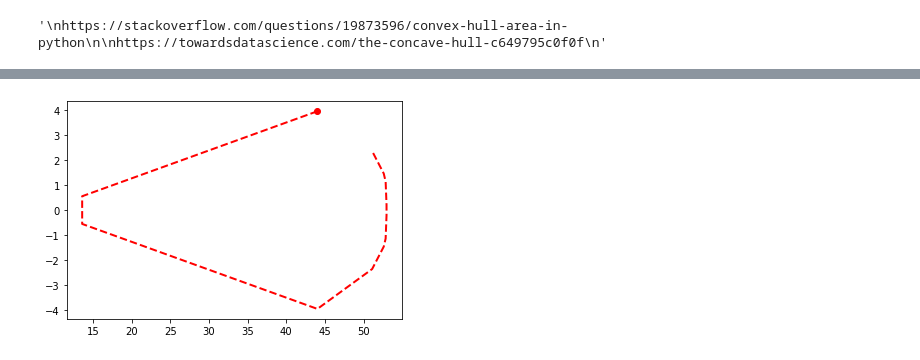
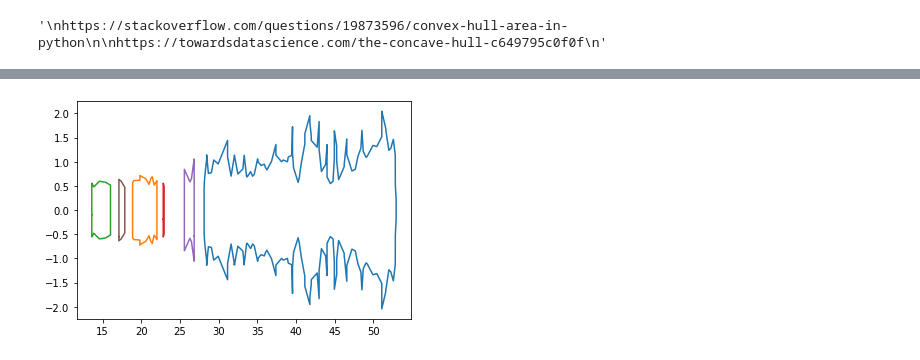
Before and after one commit to nafiul-nipu/Contrails-Python, a Jupyter notebook: contrails shape calc/contrails_shape_calc.ipynb, the cells around one changed output, grey strips where cells are left out. Saved outputs shown, nothing was run; the diff lists cells and outputs as text; code cells hidden in the pictures.

Commit message:
multipolygon area calculated

```diff
--- a/contrails shape calc/contrails_shape_calc.ipynb
+++ b/contrails shape calc/contrails_shape_calc.ipynb
@@ -228,7 +231,7 @@ maxL = []
 index = []
 for i in range(len(orderedBoundaries)):
 #     print(len(orderedBoundaries[i]))
-    if len(orderedBoundaries[i]) > 6:
+    if len(orderedBoundaries[i]) > 10:
         maxL.append(len(orderedBoundaries[i]))
         index.append(i)
 
@@ -257,0 +269,5 @@ for i in index:
+# %%
+polygon = Polygon(bound)
+# %%
+x,y = polygon.exterior.xy
+plt.plot(x,y)
@@ -290,7 +298,7 @@ for folder in folders:
     onlyfiles = [f for f in listdir("data/input/{}".format(folder)) ]
     for file in onlyfiles:
         df = pd.read_csv('data/input/{}/{}'.format(folder,file))
-
+        print(file)
         x = df['Points:0'].to_numpy()
         y = df['Points:1'].to_numpy()
 
@@ -299,38 +307,47 @@ for folder in folders:
         points = np.vstack([x[inside], y[inside]]).T
         # print(points)
 
+        # Computing the alpha shape
+        edges = alpha_shape(points, alpha=0.4, only_outer=True)
 
-        print(file)
-        hull = ConvexHull(points)
-        print(hull.area)
-        plt.plot(points[hull.vertices,0], points[hull.vertices,1], 'r--', lw=2)
-        plt.plot(points[hull.vertices[0],0], points[hull.vertices[0],1], 'ro')
+        orderedBoundaries = stitch_boundaries(edges)
+
+        maxL = []
+        index = []
+        for i in range(len(orderedBoundaries)):
+        #     print(len(orderedBoundaries[i]))
+            if len(orderedBoundaries[i]) > 10:
+                maxL.append(len(orderedBoundaries[i]))
+                index.append(i)
+
+#         print(index, maxL)
+
+        X = []
+        Y = []
+        count = 0
+        shapeData = []
+        # print(orderedBoundaries)
+
+
+        for i in index:
+            bound = []
+            count = 0
+            for j in orderedBoundaries[i]:
+                if count == 0:
+                    bound.append((points[j[0]][0], points[j[0]][1]))
+                    bound.append((points[j[1]][0], points[j[1]][1]))
+                    count = count + 1
+                else:
+                    bound.append((points[j[1]][0], points[j[1]][1]))
+
+            shapeData.append(Polygon(bound))
+
+        polygon = MultiPolygon(shapeData)
+        for geom in polygon.geoms:
+            x,y = geom.exterior.xy
+            plt.plot(x,y)
         plt.show()
 
-
-#         # Computing the alpha shape
-#         edges = alpha_shape(points, alpha=0.4, only_outer=True)
-
-#         # Plotting the output
-#         plt.figure()
-#         plt.plot(points[:, 0], points[:, 1], '.')
-#         # plt.ylim([-1, 1])
-#         for i, j in edges:
-#         #     print(i, j, points[[i, j], 0], points[[i, j], 1])
-
-#             plt.plot(points[[i, j], 0], points[[i, j], 1])
-
-
-#         plt.show()
-
-#         plt.figure()
-
-#         for i, j in edges:
-#         #     print(i, j, points[[i, j], 0], points[[i, j], 1])
-
-#             plt.plot(points[[i, j], 0], points[[i, j], 1])
-
-
-#         plt.show()
+        print("area = {} , length = {}".format(polygon.area , polygon.length))
 # %% [output]
 210.csv
@@ -341 +357 @@ for folder in folders:
-[figure, old version]
+[figure, new version]
```
Also changed, not shown: parts of 15 cells of this notebook.
